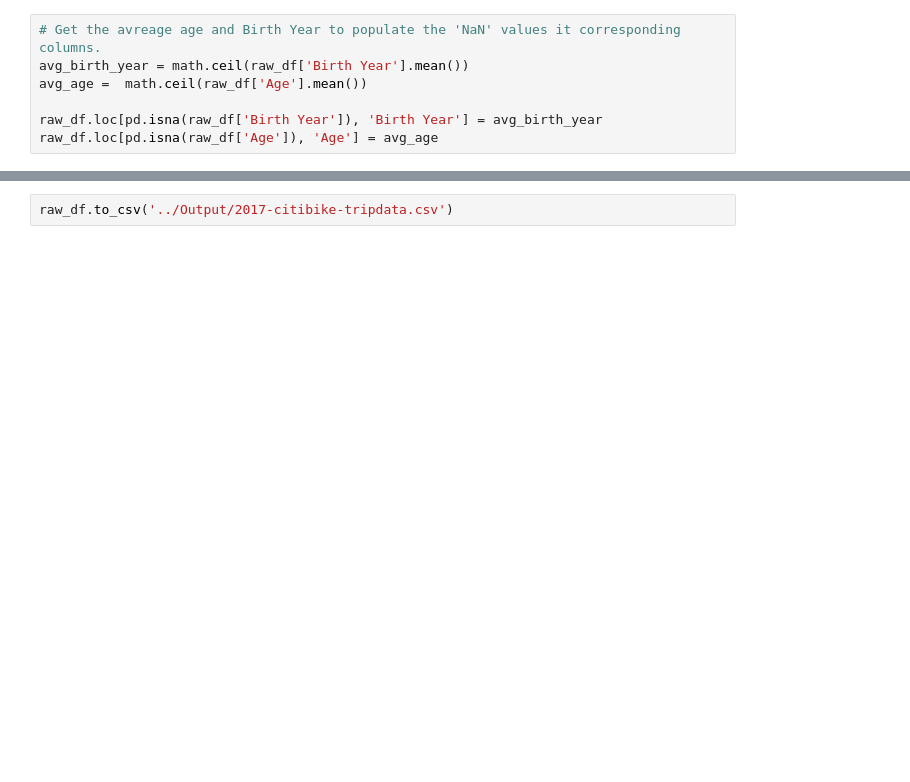
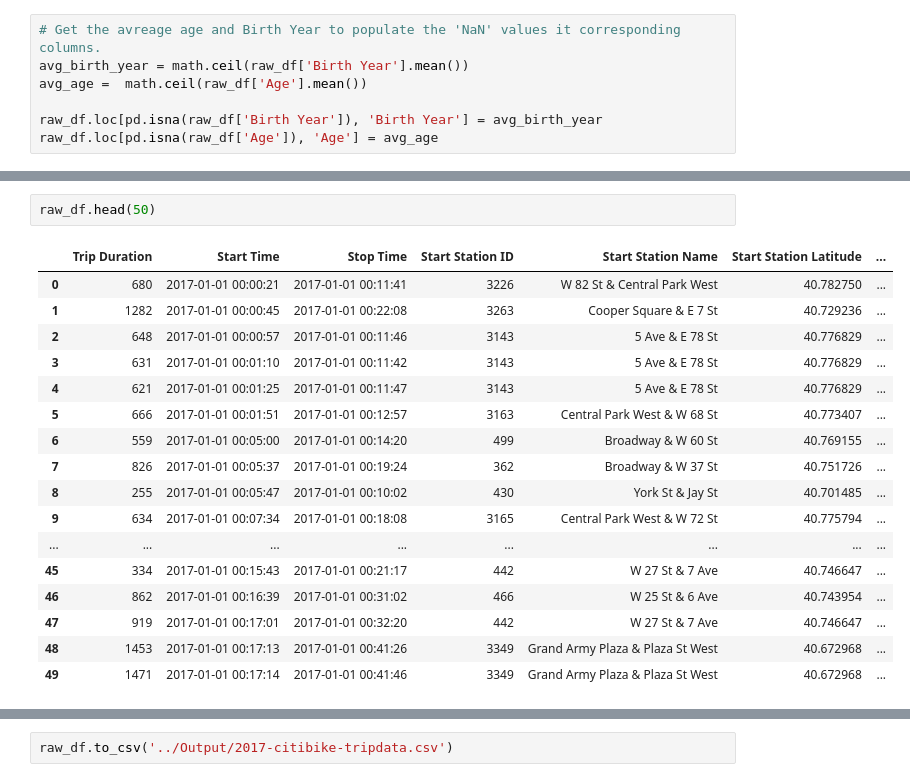
Before and after one commit to salizadeh10/Citibike-trip-data-analysis, a Jupyter notebook: Data_cleanup.ipynb, the cells around one changed output, grey strips where cells are left out. Cells and saved outputs as stored; diff of their text form; blank space fills up the shorter version.

```diff
--- a/Data_cleanup.ipynb
+++ b/Data_cleanup.ipynb
@@ -202,0 +181,20 @@ gender after: male
+# %%
+raw_df.head(50)
+# %% [output]
+|  | Trip Duration | Start Time | Stop Time | Start Station ID | Start Station Name | Start Station Latitude | ... |
+| 0 | 680 | 2017-01-01 00:00:21 | 2017-01-01 00:11:41 | 3226 | W 82 St & Central Park West | 40.782750 | ... |
+| 1 | 1282 | 2017-01-01 00:00:45 | 2017-01-01 00:22:08 | 3263 | Cooper Square & E 7 St | 40.729236 | ... |
+| 2 | 648 | 2017-01-01 00:00:57 | 2017-01-01 00:11:46 | 3143 | 5 Ave & E 78 St | 40.776829 | ... |
+| 3 | 631 | 2017-01-01 00:01:10 | 2017-01-01 00:11:42 | 3143 | 5 Ave & E 78 St | 40.776829 | ... |
+| 4 | 621 | 2017-01-01 00:01:25 | 2017-01-01 00:11:47 | 3143 | 5 Ave & E 78 St | 40.776829 | ... |
+| 5 | 666 | 2017-01-01 00:01:51 | 2017-01-01 00:12:57 | 3163 | Central Park West & W 68 St | 40.773407 | ... |
+| 6 | 559 | 2017-01-01 00:05:00 | 2017-01-01 00:14:20 | 499 | Broadway & W 60 St | 40.769155 | ... |
+| 7 | 826 | 2017-01-01 00:05:37 | 2017-01-01 00:19:24 | 362 | Broadway & W 37 St | 40.751726 | ... |
+| 8 | 255 | 2017-01-01 00:05:47 | 2017-01-01 00:10:02 | 430 | York St & Jay St | 40.701485 | ... |
+| 9 | 634 | 2017-01-01 00:07:34 | 2017-01-01 00:18:08 | 3165 | Central Park West & W 72 St | 40.775794 | ... |
+| ... | ... | ... | ... | ... | ... | ... | ... |
+| 45 | 334 | 2017-01-01 00:15:43 | 2017-01-01 00:21:17 | 442 | W 27 St & 7 Ave | 40.746647 | ... |
+| 46 | 862 | 2017-01-01 00:16:39 | 2017-01-01 00:31:02 | 466 | W 25 St & 6 Ave | 40.743954 | ... |
+| 47 | 919 | 2017-01-01 00:17:01 | 2017-01-01 00:32:20 | 442 | W 27 St & 7 Ave | 40.746647 | ... |
+| 48 | 1453 | 2017-01-01 00:17:13 | 2017-01-01 00:41:26 | 3349 | Grand Army Plaza & Plaza St West | 40.672968 | ... |
+| 49 | 1471 | 2017-01-01 00:17:14 | 2017-01-01 00:41:46 | 3349 | Grand Army Plaza & Plaza St West | 40.672968 | ... |
```
Also changed, not shown: parts of 14 cells of this notebook.
